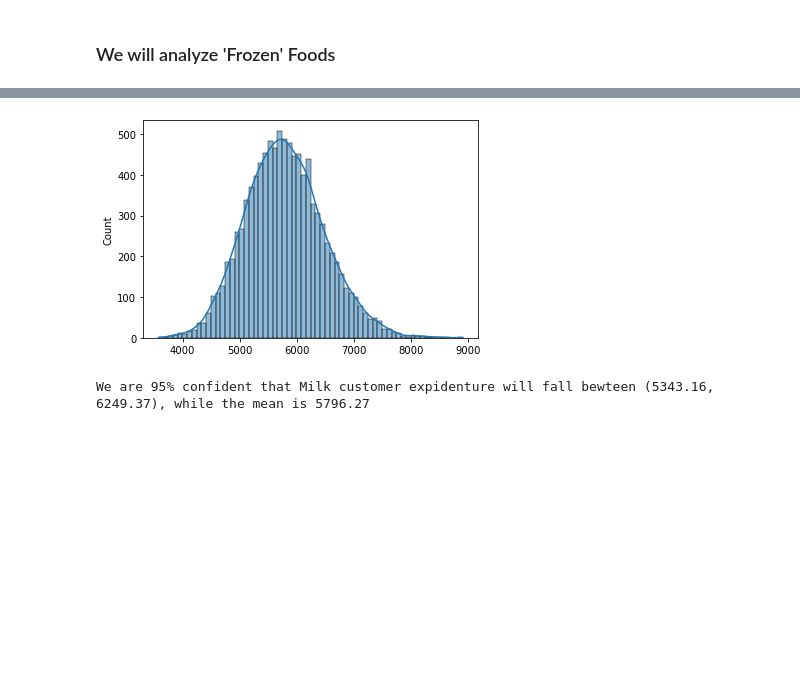
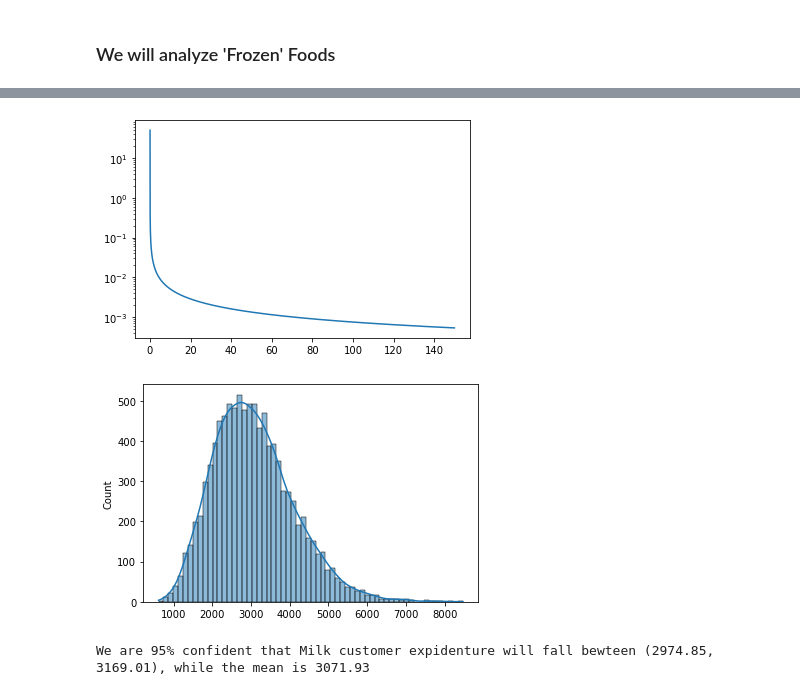
Before and after one commit to lopez-Luis89/Team_Project_AAI-500, a Jupyter notebook: Team Project AAI 500.ipynb, the cells around one changed output, grey strips where cells are left out. Cells and saved outputs as stored; diff of their text form; code cells hidden in the pictures; blank space fills up the shorter version.

Commit message:
Update Team Project AAI 500.ipynb
worked on froze and milk products

```diff
--- a/Team Project AAI 500.ipynb
+++ b/Team Project AAI 500.ipynb
@@ -187,37 +204,51 @@ We are 95% confident that Milk customer expidenture will fall bewteen (2383.1, 3
 # %%
 #Calculating Parameters
-frozen_mean = np.mean(df['Milk'])
+frozen_mean = np.mean(df['Frozen'])
 frozen_st =np.std(df['Frozen'])
 frozen_n = df.shape[0]
-frozen_se = frozen_st / np.sqrt(frozen_n)
+
 
 
 # Calculating the shape and scale parameters for milk
 
-variance_gamma = frozen_st**2  # Variance is the square of the standard deviation
+variance_gamma = milk_st**2  # Variance is the square of the standard deviation
 
 # Shape parameter (k)
 k_gamma = frozen_mean**2 / variance_gamma
 
 # Scale parameter (theta)
 theta_gamma = variance_gamma / frozen_mean
+
+x = np.linspace (0, 150, 1000000) # This is creating the x-scale starting from 0 to 150 and simulating 10,000 samples
+y = stats.gamma.pdf(x, a= k_gamma, scale=theta_gamma)#
+plt.yscale('log')
+plt.plot(x,y)
+plt.show();
+
 
 # Number of samples per mean calculation and number of means to generate
 num_samples_per_mean = 50
 num_means = 10000
 
 # Generate random samples and calculate means
 means = [np.random.gamma(k_gamma, theta_gamma, num_samples_per_mean).mean() for _ in range(num_means)]
 
+
+#Calculating the standard error from the sample
+
+sample_frozen_sd = np.std(means)
+frozen_se = sample_frozen_sd / np.sqrt(frozen_n)
+
+#Plotting The distribution
 sns.histplot(means,kde=True)
 plt.show();
 
 
 lower = frozen_mean - 1.96*frozen_se
 upper = frozen_mean + 1.96*frozen_se
 lower , upper
-
-print(f'We are 95% confident that Frozen customer expidenture will fall bewteen {round(lower,2),round(upper,2)}, while the mean is {round(frozen_mean,2)}')
+print(f'We are 95% confident that Milk customer expidenture will fall bewteen {round(lower,2),round(upper,2)}, while the mean is {round(frozen_mean,2)}')
 # %% [output]
-[figure, old version]
+[figure, new version]
+[figure, added]
-We are 95% confident that Milk customer expidenture will fall bewteen (5343.16, 6249.37), while the mean is 5796.27
+We are 95% confident that Milk customer expidenture will fall bewteen (2974.85, 3169.01), while the mean is 3071.93
```
Also changed, not shown: parts of 19 cells of this notebook.
